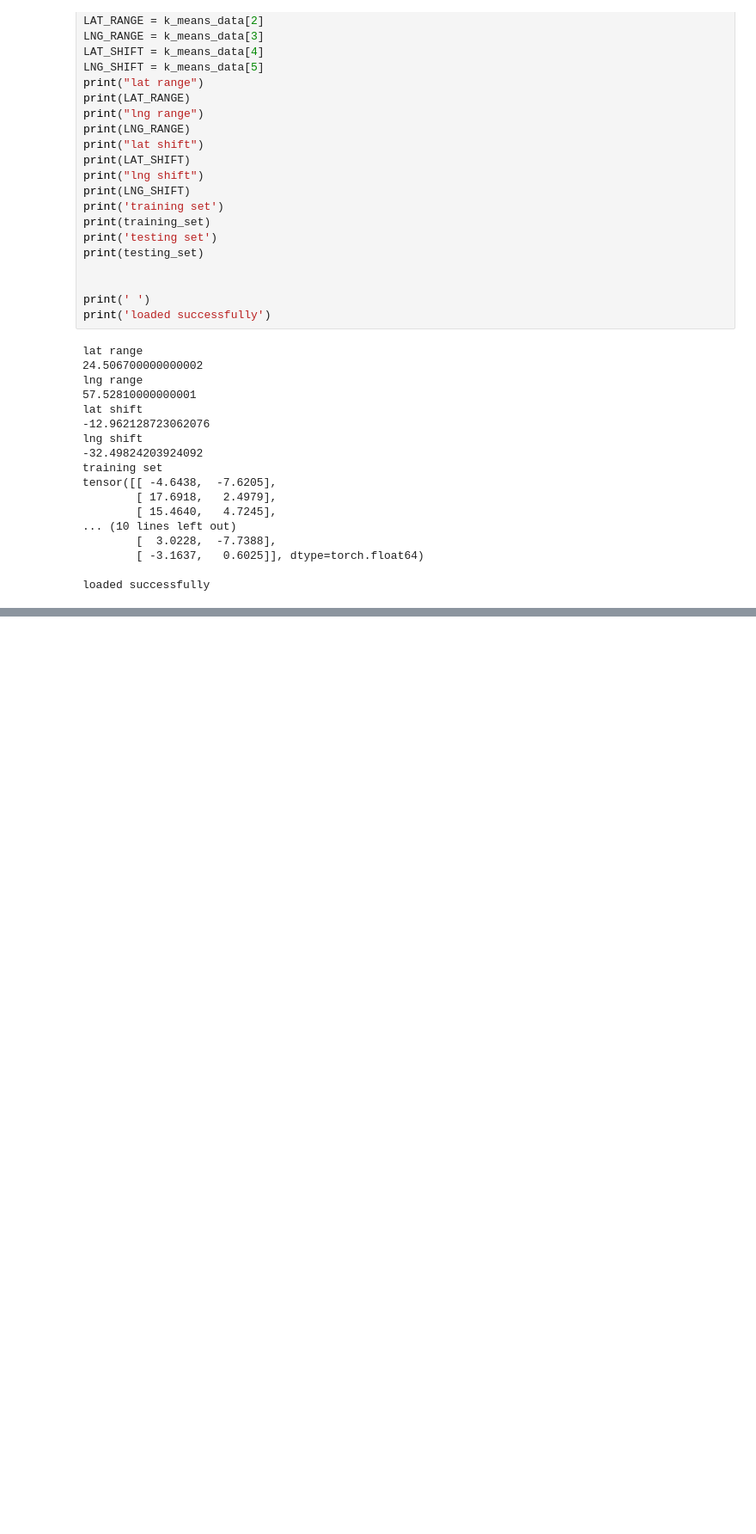
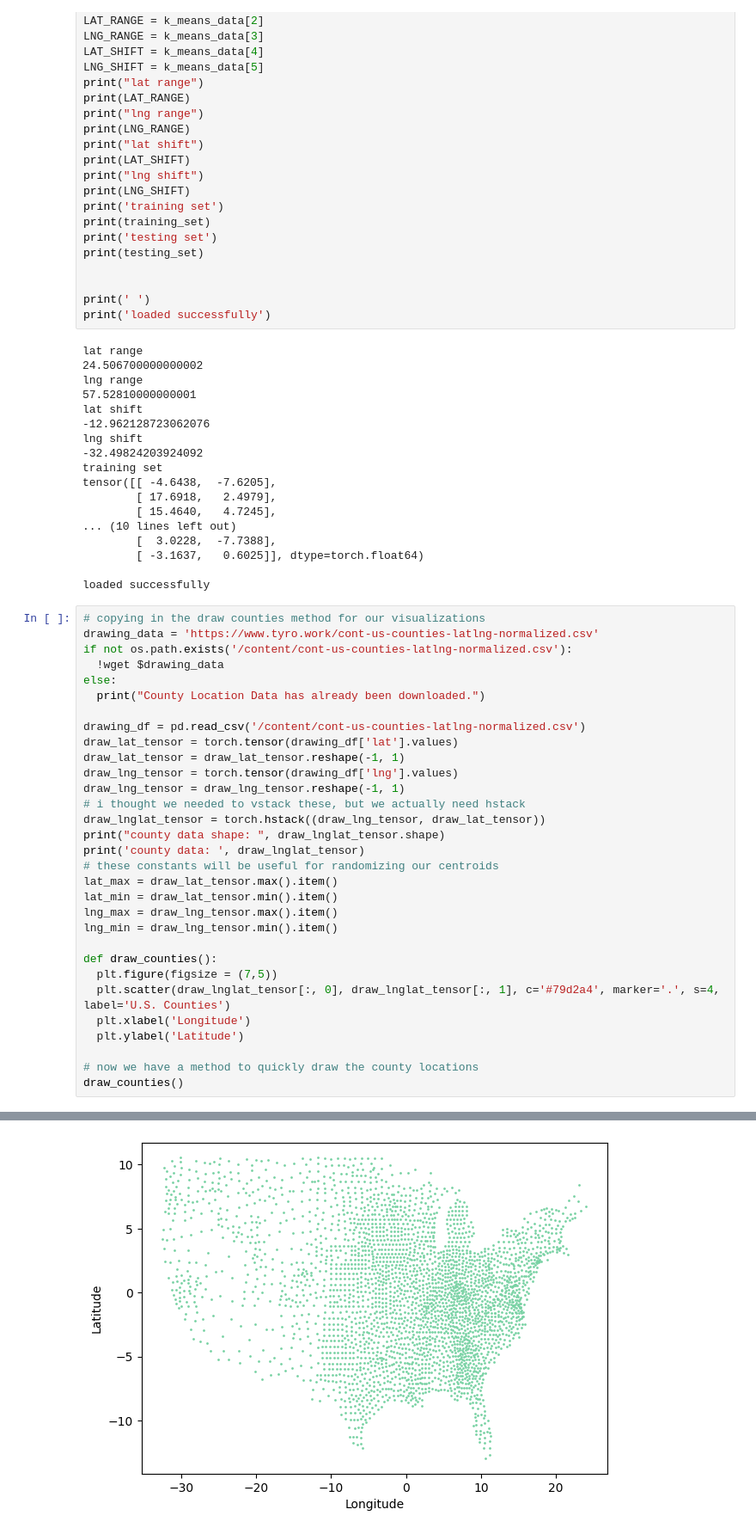
Before and after one commit to Tyrowo/county-population-clustering, a Jupyter notebook: Loading Optimized K-Means Model.ipynb, the cells around one changed output, grey strips where cells are left out. Shown at 86% size. Saved outputs shown, nothing was run; the diff lists cells and outputs as text; blank space fills up the shorter version.

Commit message:
Update Loading Optimized K-Means Model.ipynb
created some basic visualizations to make sure that loaded data is the same as data from the original creation

```diff
--- a/Loading Optimized K-Means Model.ipynb
+++ b/Loading Optimized K-Means Model.ipynb
@@ -106,3 +106,35 @@ tensor([[ -4.6438,  -7.6205],
         [ -3.1637,   0.6025]], dtype=torch.float64)
 
 loaded successfully
+# %%
+# copying in the draw counties method for our visualizations
+drawing_data = 'https://www.tyro.work/cont-us-counties-latlng-normalized.csv'
+if not os.path.exists('/content/cont-us-counties-latlng-normalized.csv'):
+  !wget $drawing_data
+else:
+  print("County Location Data has already been downloaded.")
+
+drawing_df = pd.read_csv('/content/cont-us-counties-latlng-normalized.csv')
+draw_lat_tensor = torch.tensor(drawing_df['lat'].values)
+draw_lat_tensor = draw_lat_tensor.reshape(-1, 1)
+draw_lng_tensor = torch.tensor(drawing_df['lng'].values)
+draw_lng_tensor = draw_lng_tensor.reshape(-1, 1)
+# i thought we needed to vstack these, but we actually need hstack
+draw_lnglat_tensor = torch.hstack((draw_lng_tensor, draw_lat_tensor))
+print("county data shape: ", draw_lnglat_tensor.shape)
+print('county data: ', draw_lnglat_tensor)
+# these constants will be useful for randomizing our centroids
+lat_max = draw_lat_tensor.max().item()
+lat_min = draw_lat_tensor.min().item()
+lng_max = draw_lng_tensor.max().item()
+lng_min = draw_lng_tensor.min().item()
+
+def draw_counties():
+  plt.figure(figsize = (7,5))
+  plt.scatter(draw_lnglat_tensor[:, 0], draw_lnglat_tensor[:, 1], c='#79d2a4', marker='.', s=4, label='U.S. Counties')
+  plt.xlabel('Longitude')
+  plt.ylabel('Latitude')
+
+# now we have a method to quickly draw the county locations
+draw_counties()
+# %% [output]
@@ -108,0 +160 @@ loaded successfully
+[figure, added]
```
Also changed, not shown: parts of 2 cells of this notebook.
